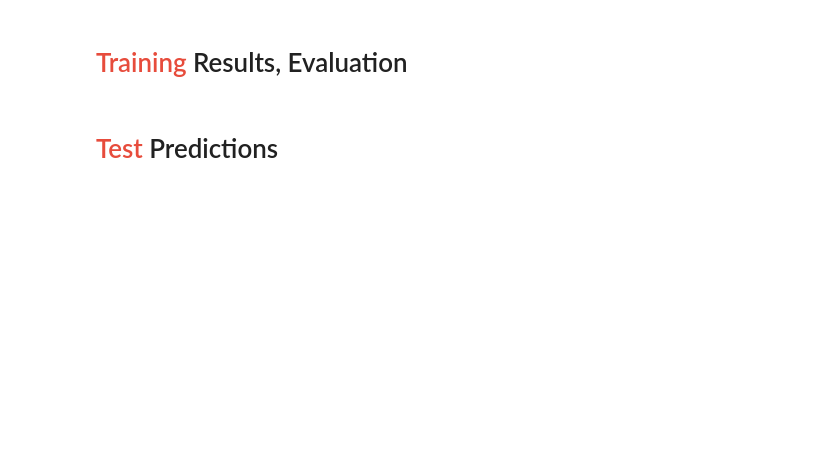
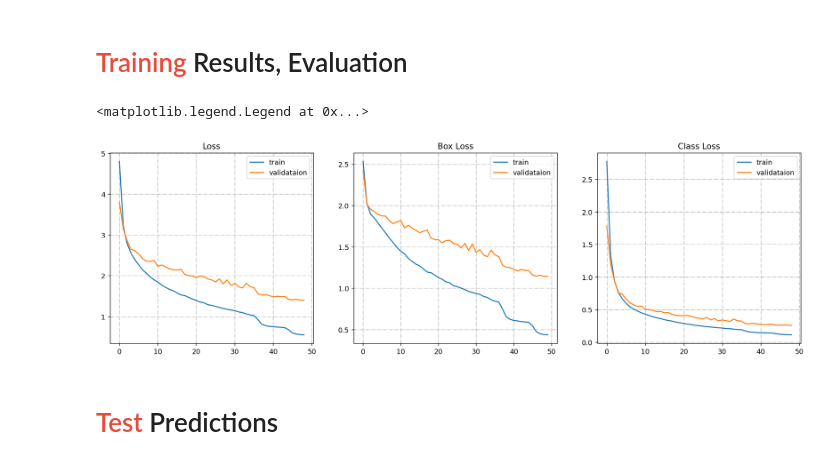
Before and after one commit to juliorodrigues07/tumour_detection, a Jupyter notebook: notebooks/brain_tumor_detection_w_keras_yolo_v8.ipynb, the cells around one changed output. Drawn from its saved outputs; the diff is of its cells as text; code cells hidden in the pictures; blank space fills up the shorter version.

Commit message:
Feat: Several hyperparameters tweaked to reduce training time

```diff
--- a/notebooks/brain_tumor_detection_w_keras_yolo_v8.ipynb
+++ b/notebooks/brain_tumor_detection_w_keras_yolo_v8.ipynb
@@ -271,13 +248,25 @@ NameError: name 'tf' is not defined
 # %%
+from keras.callbacks           import ReduceLROnPlateau
+from keras.callbacks           import EarlyStopping
 # creating pre-trained model backbone with coco weights
+
+learning_rate_reduction = ReduceLROnPlateau(monitor='val_loss', factor=0.5,
+                                            patience=3, verbose=1, mode='min',
+                                            min_lr=0.00001)
+
+early_stop = EarlyStopping(monitor='val_loss', patience=5, verbose=1,
+                           mode='min', restore_best_weights=True)
 
 with stg.scope():
     backbone = keras_cv.models.YOLOV8Backbone.from_preset("yolo_v8_xs_backbone_coco")
 
     YOLOV8_model = keras_cv.models.YOLOV8Detector(num_classes=len(class_mapping),
                                               bounding_box_format="xyxy",
-                                              backbone=backbone, fpn_depth=1 )
+                                              backbone=backbone, fpn_depth=1)
 
-    optimizer = AdamW(learning_rate=0.0001, weight_decay=0.004, global_clipnorm = GLOBAL_CLIPNORM)
+    optimizer = AdamW(#learning_rate=0.0001,
+                      #weight_decay=0.004,
+                      global_clipnorm=GLOBAL_CLIPNORM
+                      )
 
-    YOLOV8_model.compile(optimizer = optimizer, classification_loss = 'binary_crossentropy', box_loss = 'ciou')
+    YOLOV8_model.compile(optimizer=optimizer, classification_loss='binary_crossentropy', box_loss='ciou')
@@ -287,5 +275,5 @@ Downloading from https://www.kaggle.com/api/v1/models/keras/yolov8/keras/yolo_v8
 # %% [markdown]
 # <span style="color:#e74c3c;"> Training </span>
 # %%
-hist = YOLOV8_model.fit(train_dataset, validation_data = valid_dataset,  epochs = 120)
+hist = YOLOV8_model.fit(train_dataset, validation_data=valid_dataset, epochs=50, callbacks=[learning_rate_reduction, early_stop])
 # %% [output]
@@ -293,31 +297,34 @@ NameError: name 'YOLOV8_model' is not defined
 # %% [markdown]
 # <span style="color:#e74c3c;"> Training </span> Results, Evaluation
 # %%
-fig, axs = plt.subplots(1,4, figsize = (18,5), dpi = 130)
+fig, axs = plt.subplots(1,3, figsize = (18,5), dpi = 130)
 
 axs[0].grid(linestyle="dashdot")
 axs[0].set_title("Loss")
 axs[0].plot(hist.history['loss'][1:])
 axs[0].plot(hist.history['val_loss'][1:])
 axs[0].legend(["train", "validataion"])
 
 axs[1].grid(linestyle="dashdot")
 axs[1].set_title("Box Loss")
 axs[1].plot(hist.history['box_loss'])
 axs[1].plot(hist.history['val_box_loss'])
 axs[1].legend(["train",  "validataion"])
 
 axs[2].grid(linestyle="dashdot")
 axs[2].set_title("Class Loss")
 axs[2].plot(hist.history['class_loss'][1:])
 axs[2].plot(hist.history['val_class_loss'][1:])
 axs[2].legend(["train",  "validataion"])
 
-axs[3].grid(linestyle="dashdot")
-axs[3].set_title("Accuracy")
-axs[3].plot(hist.history['accuracy'][1:])
-axs[3].plot(hist.history['val_accuracy'][1:])
-axs[3].legend(["train",  "validataion"])
+# axs[3].grid(linestyle="dashdot")
+# axs[3].set_title("Accuracy")
+# axs[3].plot(hist.history['accuracy'][1:])
+# axs[3].plot(hist.history['val_accuracy'][1:])
+# axs[3].legend(["train",  "validataion"])
+# %% [output]
+<matplotlib.legend.Legend at 0x...>
+[figure, added]
 # %% [markdown]
 # <span style="color:#e74c3c;"> Test </span> Predictions
 # %%
```
Also changed, not shown: parts of 15 cells of this notebook.
